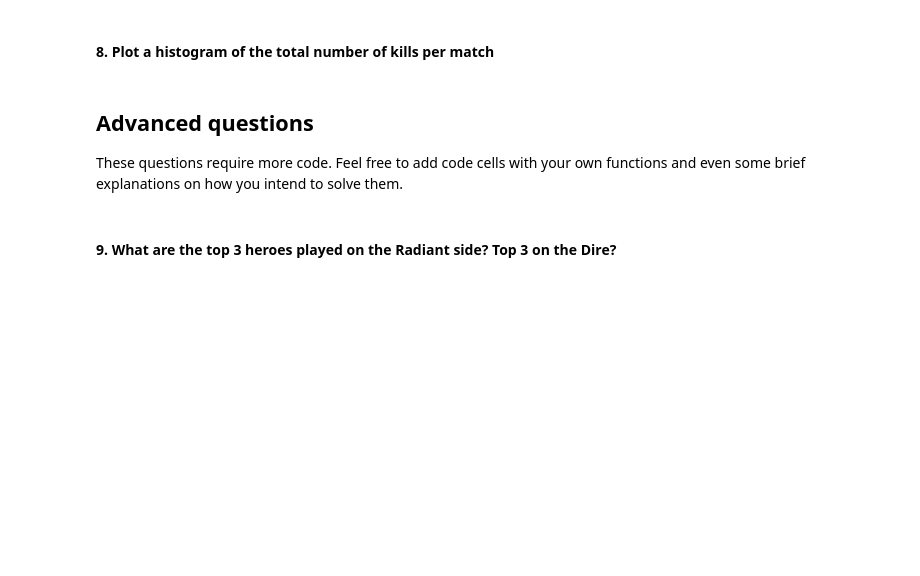
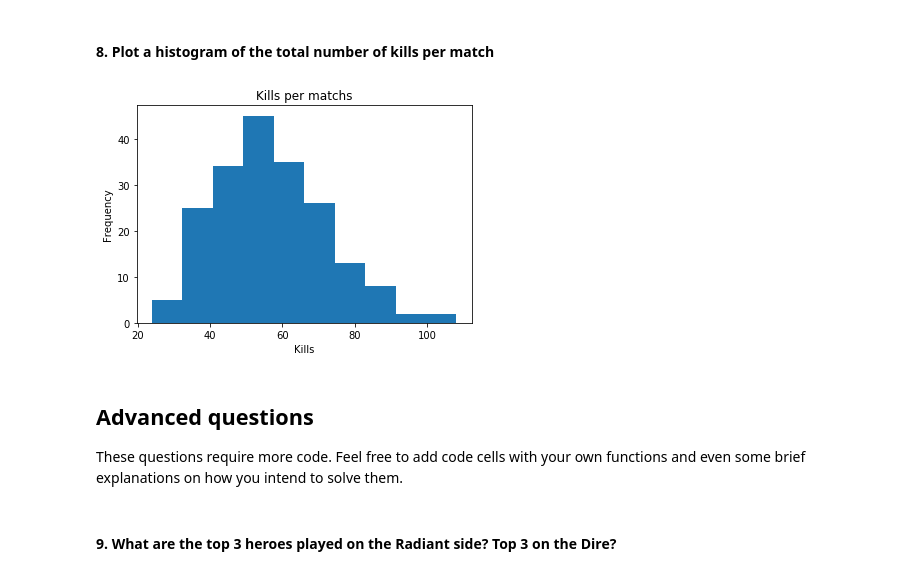
Before and after one commit to lambdaclass/data_science_exercise, a Jupyter notebook: dota_analysis.ipynb, the cells around one changed output. Drawn from its saved outputs; the diff is of its cells as text; code cells hidden in the pictures; blank space fills up the shorter version.

```diff
--- a/dota_analysis.ipynb
+++ b/dota_analysis.ipynb
@@ -78,3 +94,13 @@ tightest_match = None ## Your answer here
+# %%
+df["total_kills"] = df.radiant_score + df.dire_score
+
+most_kills_match = df.total_kills.idxmax()
+least_kills_match = df.total_kills.idxmin()
+
+df["diference_score"] = abs(df.radiant_score - df.dire_score)
+
+lopsided_match = df.diference_score.idxmax()
+tightest_match = df.diference_score.idxmin()
 # %% [markdown]
 ## Plots
 
@@ -95,3 +123,13 @@ import matplotlib.pyplot as plt
+# %%
+%matplotlib inline
+import numpy as np
+from matplotlib import pyplot as plt
+plt.title("Kills per matchs")
+plt.xlabel("Kills")
+df.total_kills.plot.hist()
+plt.show()
+# %% [output]
+[figure, added]
 # %% [markdown]
 ## Advanced questions
 
```
Also changed, not shown: parts of 21 cells of this notebook.
